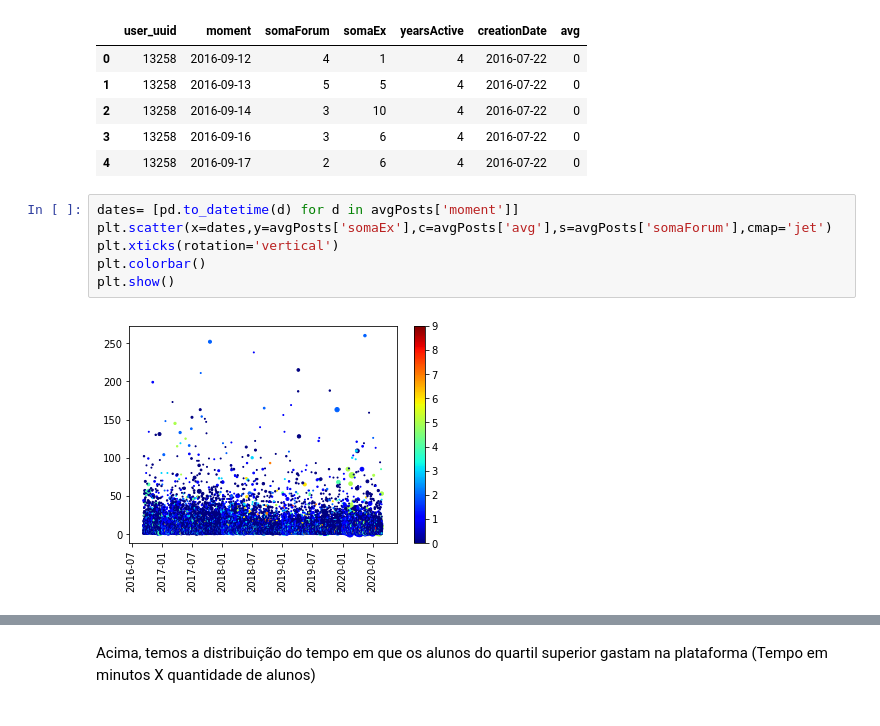
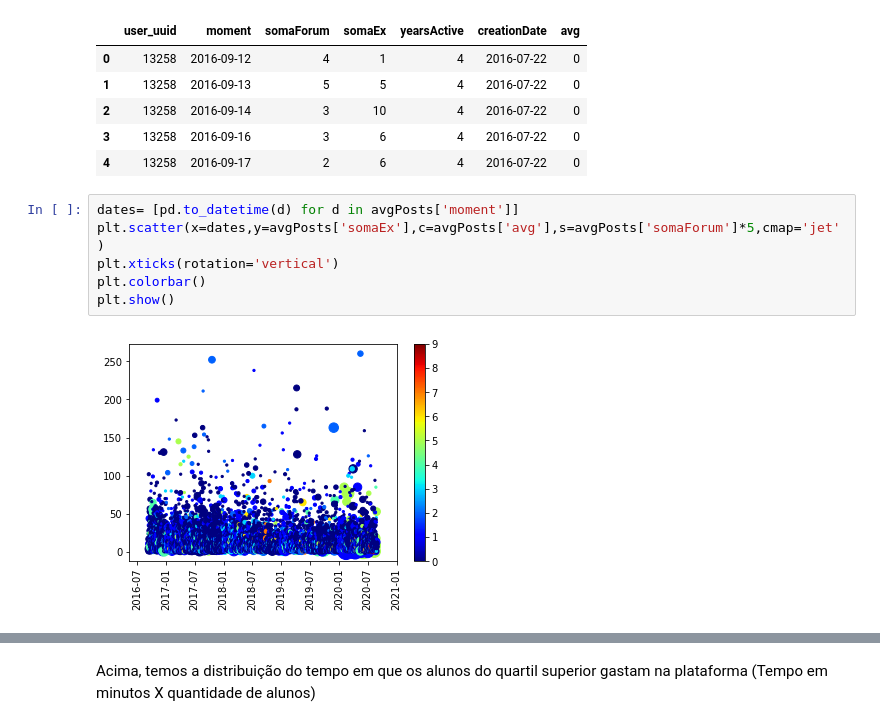
Before and after one commit to jo-nsc/distance-education-2020, a Jupyter notebook: analise_perfil_alunos.ipynb, the cells around one changed output, grey strips where cells are left out. Drawn from its saved outputs; the diff is of its cells as text.

```diff
--- a/analise_perfil_alunos.ipynb
+++ b/analise_perfil_alunos.ipynb
@@ -224,9 +224,9 @@ avgPosts.head()
 | 4 | 13258 | 2016-09-17 | 2 | 6 | 4 | 2016-07-22 | 0 |
 # %%
 dates= [pd.to_datetime(d) for d in avgPosts['moment']]
-plt.scatter(x=dates,y=avgPosts['somaEx'],c=avgPosts['avg'],s=avgPosts['somaForum'],cmap='jet')
+plt.scatter(x=dates,y=avgPosts['somaEx'],c=avgPosts['avg'],s=avgPosts['somaForum']*5,cmap='jet')
 plt.xticks(rotation='vertical')
 plt.colorbar()
 plt.show()
 # %% [output]
-[figure, old version]
+[figure, new version]
```
Also changed, not shown: parts of 23 cells of this notebook.
